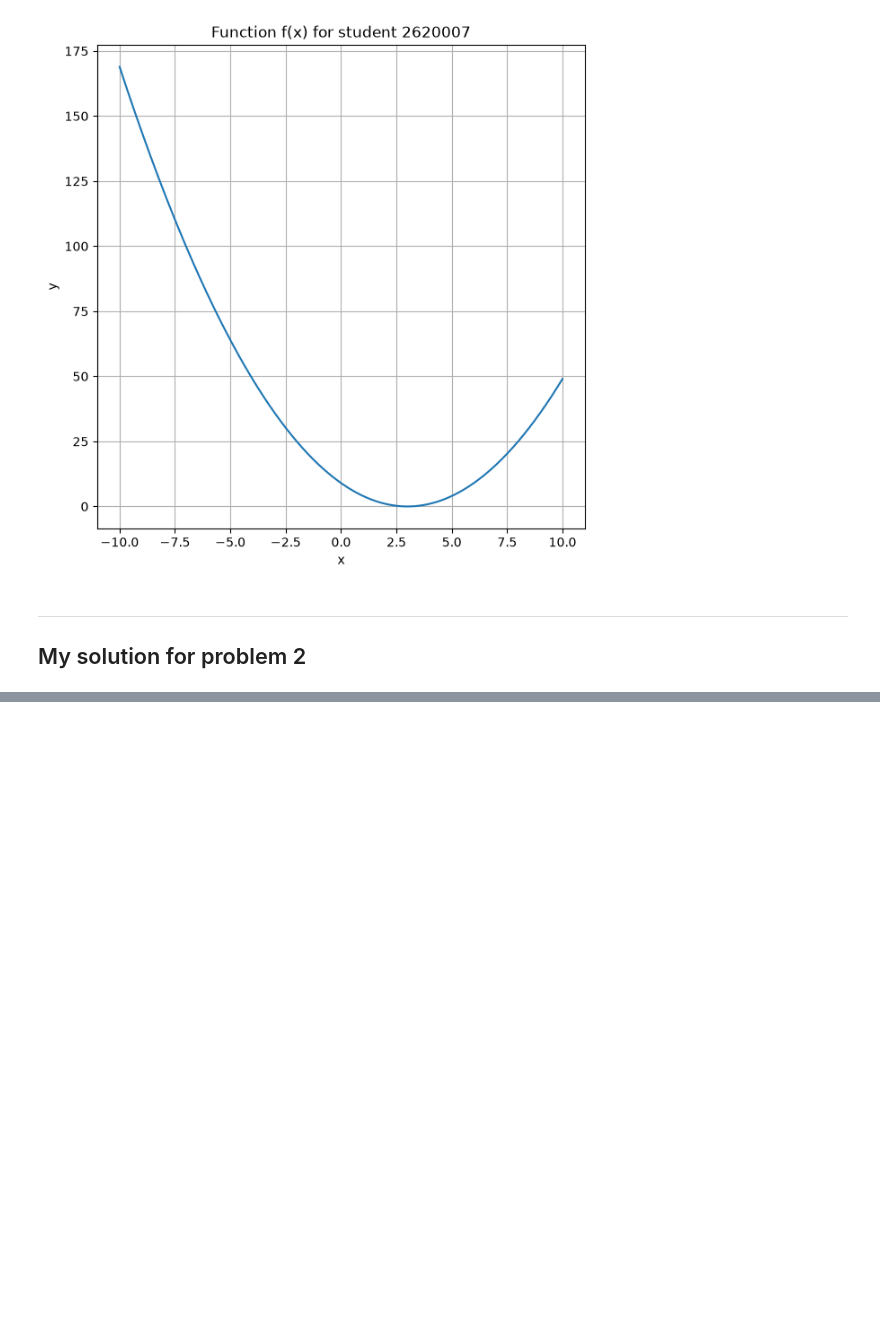
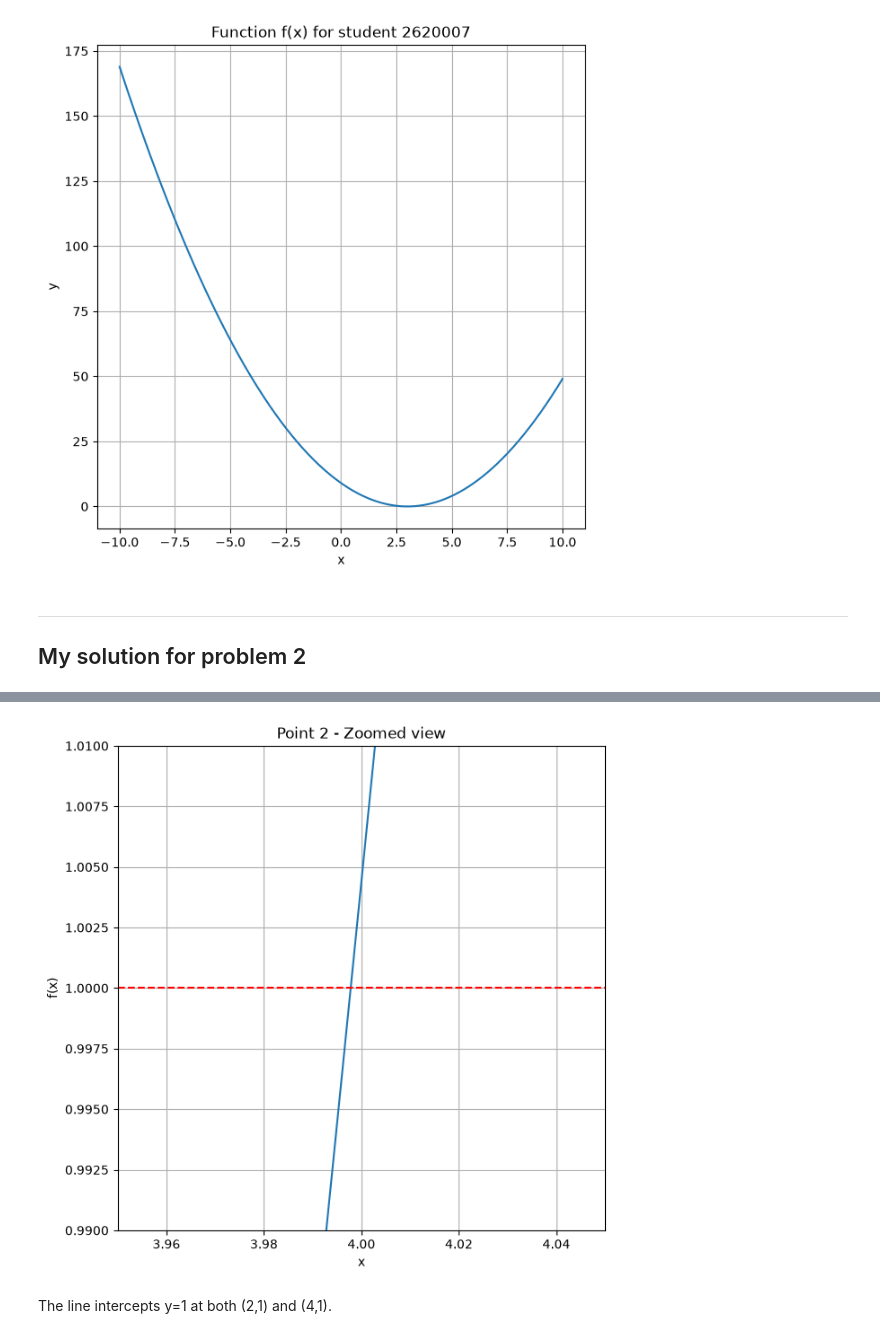
Before and after one commit to sam-henderson26/Python-Labs-1, a Jupyter notebook: Sam_Henderson_Lab1_.ipynb, the cells around one changed output, grey strips where cells are left out. Saved outputs shown, nothing was run; the diff lists cells and outputs as text; code cells hidden in the pictures; blank space fills up the shorter version.

```diff
--- a/Sam_Henderson_Lab1_.ipynb
+++ b/Sam_Henderson_Lab1_.ipynb
@@ -39,0 +52,16 @@ plt.grid(True)
+# %%
+plt.figure(figsize=(7, 7))
+plt.plot(x, y)
+plt.xlim(3.95, 4.05)
+plt.ylim(0.99, 1.01)
+
+plt.axhline(y=1, color='r', linestyle='--')
+plt.xlabel('x')
+plt.ylabel('f(x)')
+plt.title('Point 2 - Zoomed view')
+plt.grid(True)
+plt.show()
+# %% [output]
+[figure, added]
+# %% [markdown]
+The line intercepts y=1 at both (2,1) and (4,1).
```
Also changed, not shown: parts of 1 cell of this notebook.
